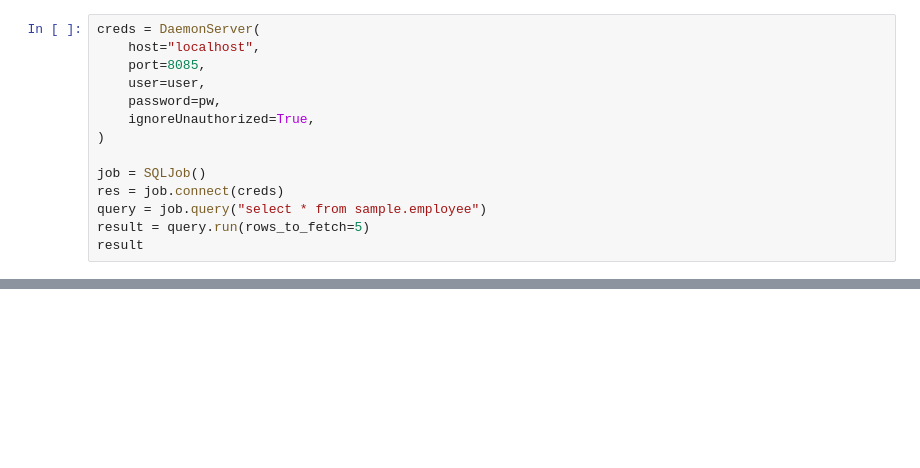
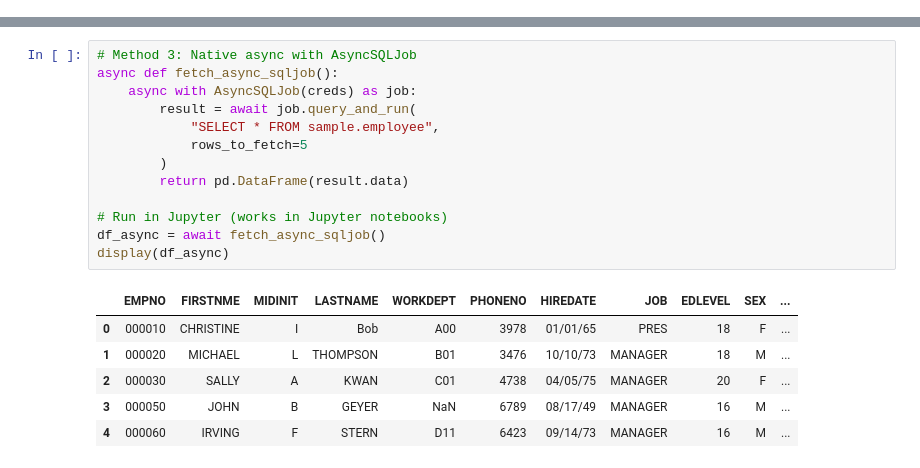
Before and after one commit to Mapepire-IBMi/mapepire-python, a Jupyter notebook: examples/simple-example.ipynb, the cells around one changed output, grey strips where cells are left out. Saved outputs shown, nothing was run; the diff lists cells and outputs as text; blank space fills up the shorter version.

```diff
--- a/examples/simple-example.ipynb
+++ b/examples/simple-example.ipynb
@@ -8,14 +0,0 @@ pw = input('password: ')
-# %%
-creds = DaemonServer(
-    host="localhost",
-    port=8085,
-    user=user,
-    password=pw,
-    ignoreUnauthorized=True,
-)
-
-job = SQLJob()
-res = job.connect(creds)
-query = job.query("select * from sample.employee")
-result = query.run(rows_to_fetch=5)
-result
@@ -49,0 +52,20 @@ df
+# %%
+# Method 3: Native async with AsyncSQLJob
+async def fetch_async_sqljob():
+    async with AsyncSQLJob(creds) as job:
+        result = await job.query_and_run(
+            "SELECT * FROM sample.employee",
+            rows_to_fetch=5
+        )
+        return pd.DataFrame(result.data)
+
+# Run in Jupyter (works in Jupyter notebooks)
+df_async = await fetch_async_sqljob()
+display(df_async)
+# %% [output]
+|  | EMPNO | FIRSTNME | MIDINIT | LASTNAME | WORKDEPT | PHONENO | HIREDATE | JOB | EDLEVEL | SEX | ... |
+| 0 | 000010 | CHRISTINE | I | Bob | A00 | 3978 | 01/01/65 | PRES | 18 | F | ... |
+| 1 | 000020 | MICHAEL | L | THOMPSON | B01 | 3476 | 10/10/73 | MANAGER | 18 | M | ... |
+| 2 | 000030 | SALLY | A | KWAN | C01 | 4738 | 04/05/75 | MANAGER | 20 | F | ... |
+| 3 | 000050 | JOHN | B | GEYER | NaN | 6789 | 08/17/49 | MANAGER | 16 | M | ... |
+| 4 | 000060 | IRVING | F | STERN | D11 | 6423 | 09/14/73 | MANAGER | 16 | M | ... |
```
Also changed, not shown: parts of 11 cells of this notebook, 2 other files.
